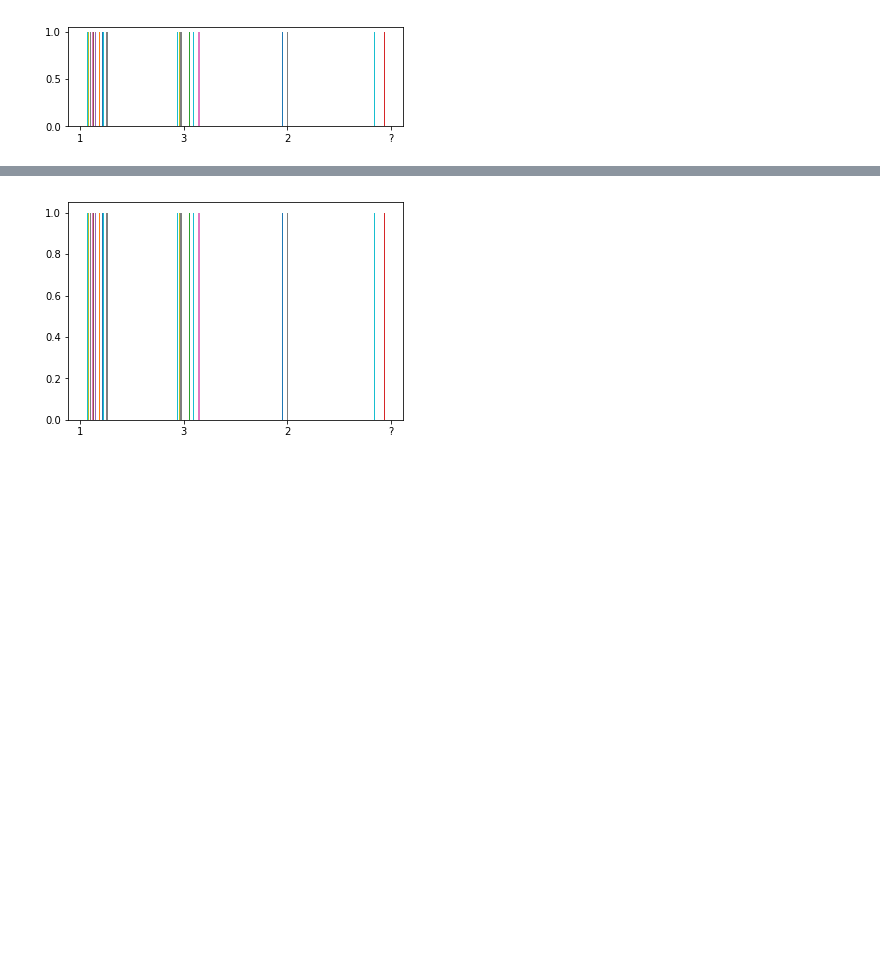
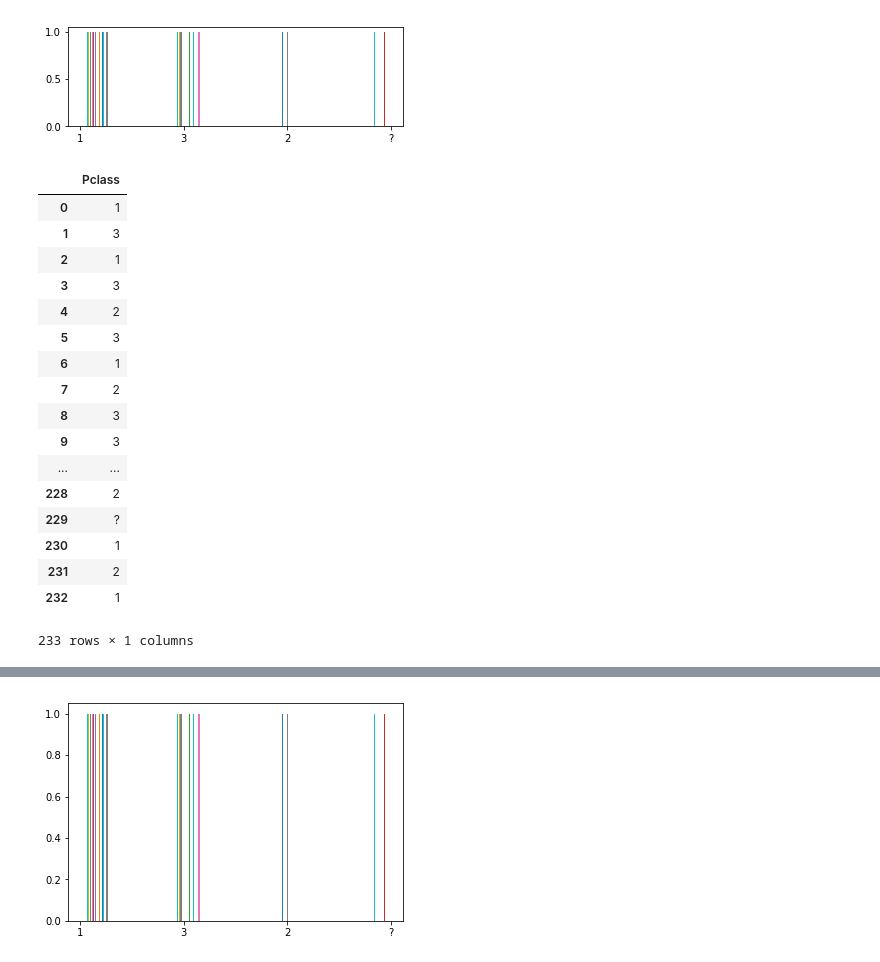
Before and after one commit to Pballer/dsc-using-sql-with-pandas-lab-dc-ds-071519, a Jupyter notebook: index.ipynb, the cells around one changed output, grey strips where cells are left out. Saved outputs shown, nothing was run; the diff lists cells and outputs as text; code cells hidden in the pictures; blank space fills up the shorter version.

```diff
--- a/index.ipynb
+++ b/index.ipynb
@@ -313,6 +313,27 @@ died_females_by_pclass_df = pysqldf(q4)
  array([0. , 0.3, 0.6, 0.9, 1.2, 1.5, 1.8, 2.1, 2.4, 2.7, 3. ]),
  <a list of 233 Lists of Patches objects>)
 [figure]
+# %%
+survived_females_by_pclass_df
+# %% [output]
+|  | Pclass |
+| 0 | 1 |
+| 1 | 3 |
+| 2 | 1 |
+| 3 | 3 |
+| 4 | 2 |
+| 5 | 3 |
+| 6 | 1 |
+| 7 | 2 |
+| 8 | 3 |
+| 9 | 3 |
+| ... | ... |
+| 228 | 2 |
+| 229 | ? |
+| 230 | 1 |
+| 231 | 2 |
+| 232 | 1 |
+233 rows × 1 columns
 # %%
 fig, axs = plt.subplots(1, 2, sharey=True, tight_layout=True)
 axs[0].hist(survived_females_by_pclass_df, bins=3)
```
Also changed, not shown: parts of 1 cell of this notebook.
